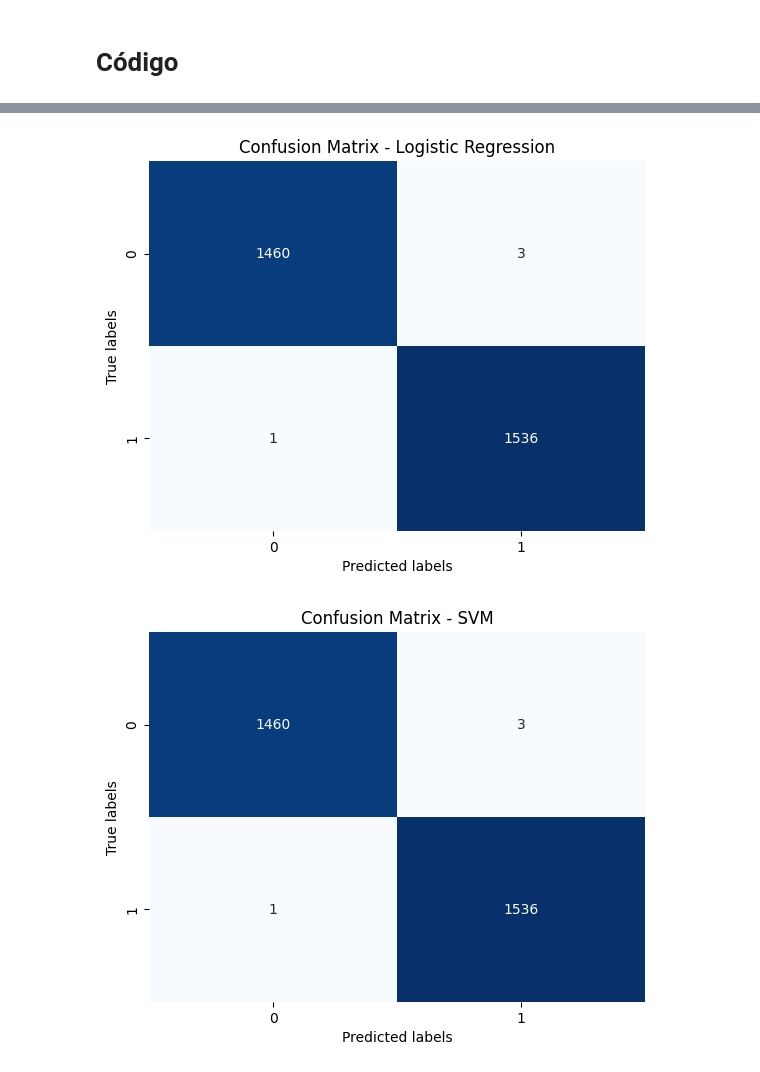
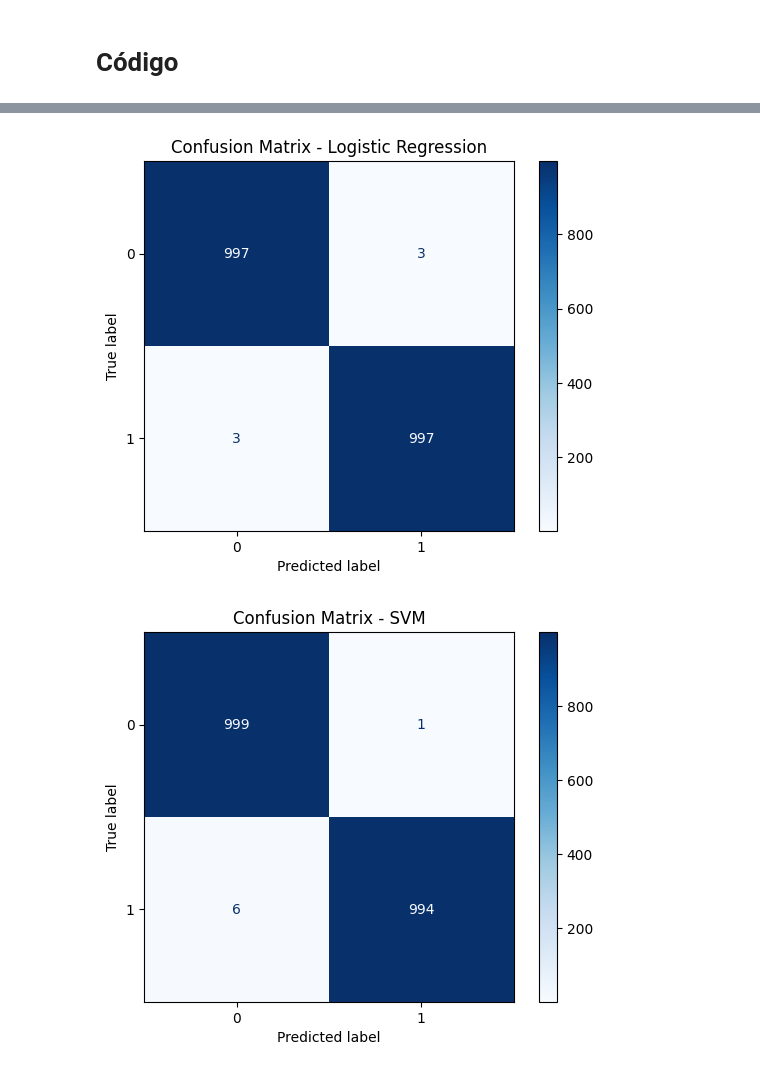
Before and after one commit to talaman/master-ai-m5a1, a Jupyter notebook: notebook-spa.ipynb, the cells around one changed output, grey strips where cells are left out. Drawn from its saved outputs; the diff is of its cells as text; code cells hidden in the pictures.

```diff
--- a/notebook-spa.ipynb
+++ b/notebook-spa.ipynb
@@ -137,3 +141,9 @@ X_train, X_test, y_train, y_test = train_test_split(features, labels, test_size=
+# %%
+# Para la división del dataset, estoy considerando la practica de MLOps donde se divide el dataset en 3 partes: Train, Validation y Test.
+# En este caso, al incorporar la validación cruzada, se dividió el dataset en 2 partes: Train y Test,
+# donde en Train se realizará validación cruzada generando el set de validación de forma dinámica y automática, mientras que el conjunto de prueba se utilizará para realizar la evaluación final de los modelos.
+# Se usa un 80% de los datos para entrenamiento y un 20% para prueba.
+X_train, X_test, y_train, y_test = train_test_split(features, labels, test_size=0.2, random_state=42, stratify=labels)
 # %%
 # Hiperparámetros para Regresión Logística
 log_param_grid = {
@@ -228,22 +238,17 @@ weighted avg       1.00      1.00      1.00      3000
 # %%
-
-import seaborn as sns
-
-
-# Función para graficar la matriz de confusión
+# Función para graficar la matriz de confusión usando matplotlib
 def plot_confusion_matrix(y_true, y_pred, title):
     cm = confusion_matrix(y_true, y_pred)
-    sns.heatmap(cm, annot=True, fmt='d', cmap='Blues', cbar=False)
-    plt.xlabel('Predicted labels')
-    plt.ylabel('True labels')
+    disp = ConfusionMatrixDisplay(confusion_matrix=cm)
+    disp.plot(cmap='Blues')
     plt.title(f'Confusion Matrix - {title}')
     plt.show()
 
 # Graficar la matriz de confusión para los modelos
 plot_confusion_matrix(y_test, best_log_model.predict(X_test), 'Logistic Regression')
 plot_confusion_matrix(y_test, best_svm_model.predict(X_test), 'SVM')
 plot_confusion_matrix(y_test, best_tree_model.predict(X_test), 'Decision Tree')
 plot_confusion_matrix(y_test, best_forest_model.predict(X_test), 'Random Forest')
 # %% [output]
-[figure, old version]
+[figure, new version]
-[figure, old version]
+[figure, new version]
```
Also changed, not shown: parts of 10 cells of this notebook, 1 other file.
